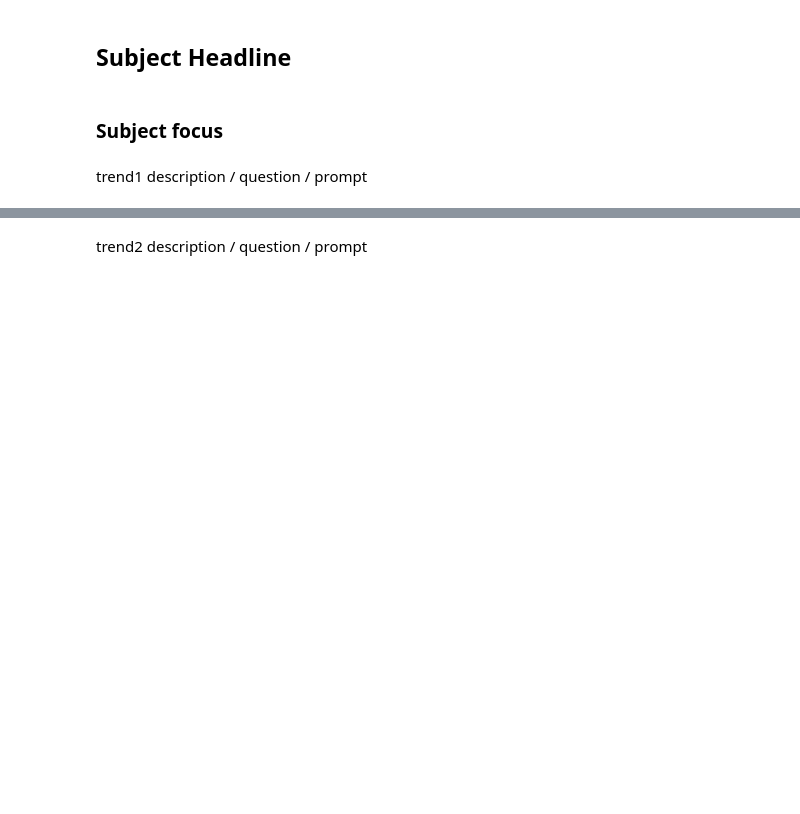
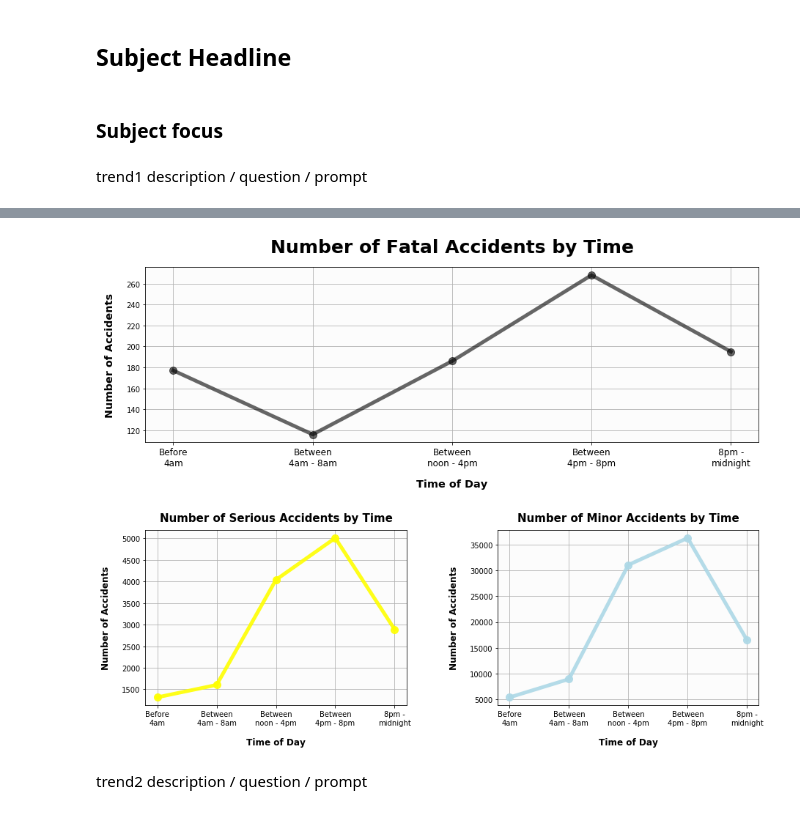
Before and after one commit to bailatrix/London-Traffic-Trends, a Jupyter notebook: main.ipynb, the cells around one changed output, grey strips where cells are left out. Drawn from its saved outputs; the diff is of its cells as text; code cells hidden in the pictures; blank space fills up the shorter version.

Commit message:
Cleaned up visuals

```diff
--- a/main.ipynb
+++ b/main.ipynb
@@ -92,0 +154,8 @@ for severity_value in df_sev:
+# %%
+evening = time_df.between_time( '16:00', '19:59' )
+evening = evening.reset_index()
+evening_gb = evening.groupby( ['Severity'] ).count()
+evening = pd.DataFrame( evening_gb )[['Date_Time']]
+
+evening = evening.rename( columns={"Date_Time":"Between\n4pm - 8pm"})
+evening
@@ -92,0 +168,8 @@ for severity_value in df_sev:
+# %%
+night = time_df.between_time( '20:00', '23:59' )
+night = night.reset_index()
+night_gb = night.groupby( ['Severity'] ).count()
+night = pd.DataFrame( night_gb )[['Date_Time']]
+
+night = night.rename( columns={"Date_Time":"8pm -\nmidnight"})
+night
@@ -92,0 +182,3 @@ for severity_value in df_sev:
+# %%
+times_df = weehours.join( early ).join( afternoon).join( evening ).join( night )
+times_df
@@ -93,3 +191,55 @@ for severity_value in df_sev:
+# %%
+# Setup top graph
+ax1_df = pd.DataFrame({'times': times_df.columns, 'accidents': [177,116,186,268,195]})
+ax1 = plt.subplot2grid((2, 2), (0, 0), colspan=2)
+ax1.plot( 'times', 'accidents', data=ax1_df,
+         marker='o', markersize=10.0, linewidth=5.0, color="black", alpha=0.6)
+plt.grid( True )
+
+# Setup left graph
+ax2_df = pd.DataFrame({'times': times_df.columns, 'accidents': [1315,1603,4040,5009,2891]})
+ax2 = plt.subplot2grid((2, 2), (1, 0), colspan=1)
+ax2.plot( 'times', 'accidents', data=ax2_df,
+         marker='o', markersize=10.0, linewidth=5.0, color="yellow", alpha=0.9)
+plt.grid( True )
+
+# Setup right graph
+ax3_df = pd.DataFrame({'times': times_df.columns, 'accidents': [5372,8912,31082,36311,16487]})
+ax3 = plt.subplot2grid((2, 2), (1, 1), colspan=1)
+ax3.plot( 'times', 'accidents', data=ax3_df, label="Number of Slight Accidents by Time",
+         marker='o', markersize=10.0, linewidth=5.0, color="lightblue", alpha=0.9)
+plt.grid( True )
+
+# Label graphs
+#      Top graph
+ax1.set_xticklabels( labels=times_df.columns, fontsize='large' )
+ax1.set_title( label="Number of Fatal Accidents by Time", pad=20,
+              fontdict={'fontweight': 'bold', 'fontsize': 25} )
+ax1.set_xlabel( "Time of Day", labelpad=15, fontweight='bold', fontsize='x-large' )
+ax1.set_ylabel( "Number of Accidents", labelpad=15, fontweight='bold', fontsize='x-large' )
+
+#      Left graph
+ax2.set_title( label="Number of Serious Accidents by Time", pad=12,
+              fontdict={'fontweight': 'bold', 'fontsize': 15} )
+ax2.set_xlabel( "Time of Day", labelpad=15, fontweight='bold', fontsize='large' )
+ax2.set_ylabel( "Number of Accidents", labelpad=15, fontweight='bold', fontsize='large' )
+
+#      Right graph
+ax3.set_title( label="Number of Minor Accidents by Time", pad=12,
+              fontdict={'fontweight': 'bold', 'fontsize': 15} )
+ax3.set_xlabel( "Time of Day", labelpad=15, fontweight='bold', fontsize='large' )
+ax3.set_ylabel( "Number of Accidents", labelpad=15, fontweight='bold', fontsize='large' )
+
+# Fill graph backgrounds
+ax1.set_facecolor( '0.99' )
+ax2.set_facecolor( '0.99' )
+ax3.set_facecolor( '0.99' )
+
+# Setup spacing of graphs
+plt.gcf().set_size_inches(15, 11)
+plt.subplots_adjust( wspace=0.35, hspace = 0.5 )
+# %% [output]
+[figure, added]
 # %% [markdown]
 trend2 description / question / prompt
 # %%
```
Also changed, not shown: parts of 73 cells of this notebook.
